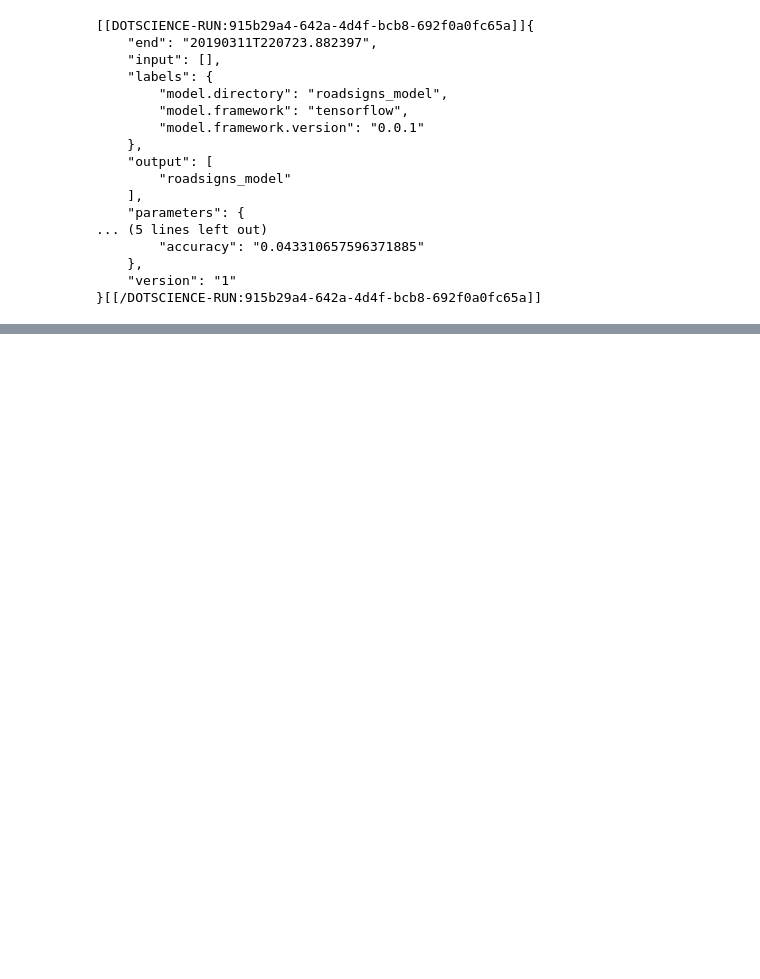
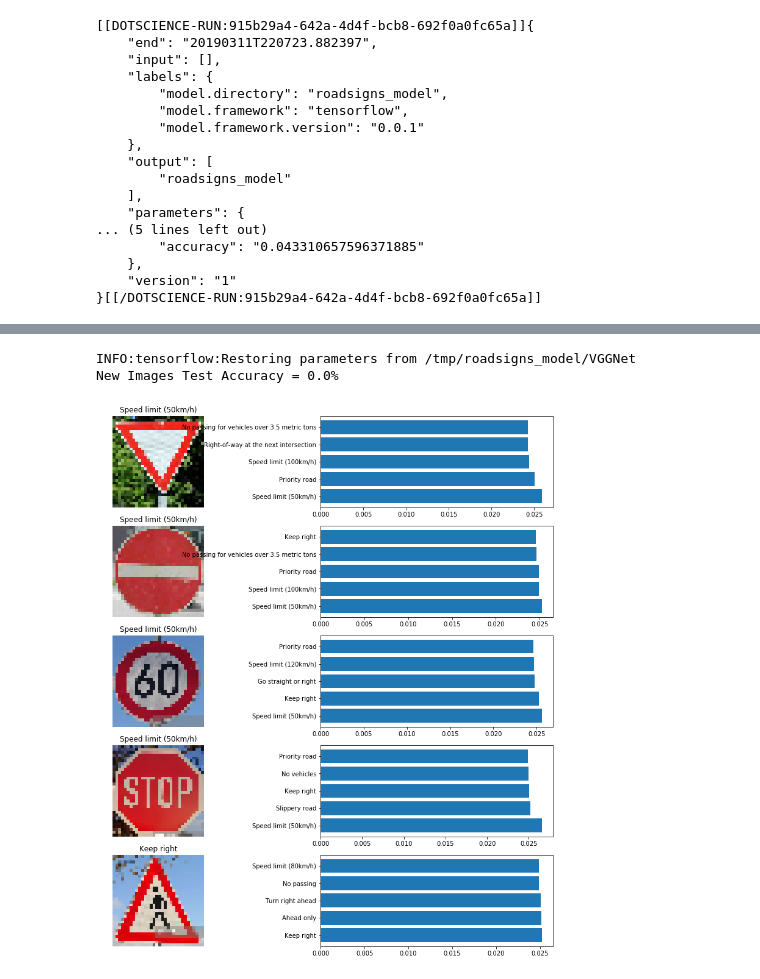
Before and after one commit to dotmesh-io/dotscience-roadsigns, a Jupyter notebook: Traffic_Sign_Classifier.ipynb, the cells around one changed output, grey strips where cells are left out. Drawn from its saved outputs; the diff is of its cells as text; code cells hidden in the pictures; blank space fills up the shorter version.

```diff
--- a/Traffic_Sign_Classifier.ipynb
+++ b/Traffic_Sign_Classifier.ipynb
@@ -447,0 +488,2 @@ ds.publish()
+# %%
+new_test_images_preprocessed = preprocess(np.asarray(new_test_images))
@@ -447,0 +503,41 @@ ds.publish()
+# %%
+def y_predict_model(Input_data, top_k=5):
+    """
+    Generates the predictions of the model over the input data, and outputs the top softmax probabilities.
+        Parameters:
+            X_data: Input data.
+            top_k (Default = 5): The number of top softmax probabilities to be generated.
+    """
+    num_examples = len(Input_data)
+    y_pred = np.zeros((num_examples, top_k), dtype=np.int32)
+    y_prob = np.zeros((num_examples, top_k))
+    with tf.Session() as sess:
+        VGGNet_Model.saver.restore(sess, os.path.join(CHECKPOINT_DIR, "VGGNet"))
+        y_prob, y_pred = sess.run(tf.nn.top_k(tf.nn.softmax(VGGNet_Model.logits), k=top_k),
+                             feed_dict={x:Input_data, keep_prob:1, keep_prob_conv:1})
+    return y_prob, y_pred
+
+y_prob, y_pred = y_predict_model(new_test_images_preprocessed)
+
+test_accuracy = 0
+for i in enumerate(new_test_images_preprocessed):
+    accu = new_IDs[i[0]] == np.asarray(y_pred[i[0]])[0]
+    if accu == True:
+        test_accuracy += 0.2
+print("New Images Test Accuracy = {:.1f}%".format(test_accuracy*100))
+
+plt.figure(figsize=(15, 16))
+for i in range(len(new_test_images_preprocessed)):
+    plt.subplot(5, 2, 2*i+1)
+    plt.imshow(new_test_images[i])
+    plt.title(signs[y_pred[i][0]])
+    plt.axis('off')
+    plt.subplot(5, 2, 2*i+2)
+    plt.barh(np.arange(1, 6, 1), y_prob[i, :])
+    labels = [signs[j] for j in y_pred[i]]
+    plt.yticks(np.arange(1, 6, 1), labels)
+plt.show()
+# %% [output]
+INFO:tensorflow:Restoring parameters from /tmp/roadsigns_model/VGGNet
+New Images Test Accuracy = 0.0%
+[figure, added]
```
Also changed, not shown: parts of 8 cells of this notebook.
